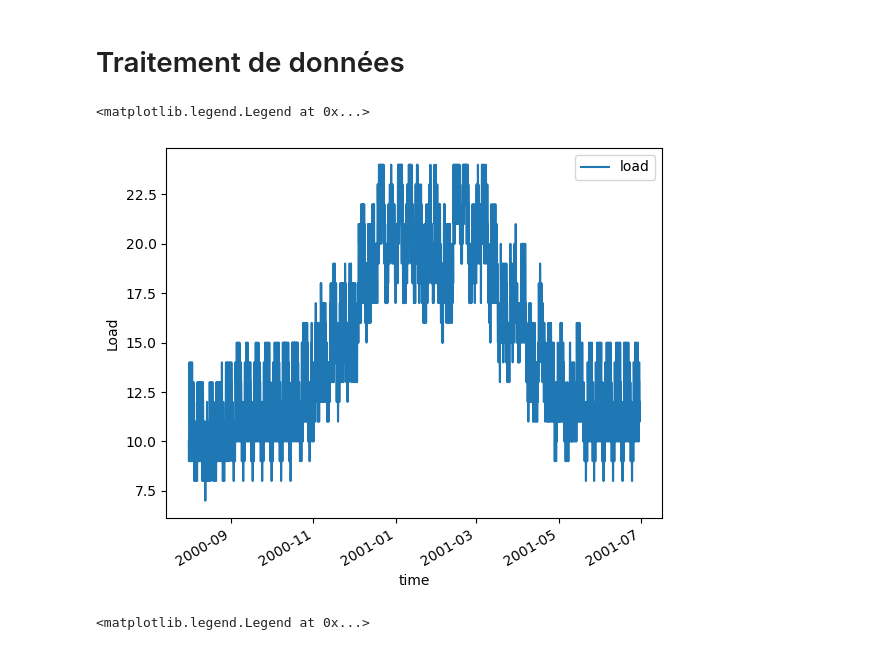
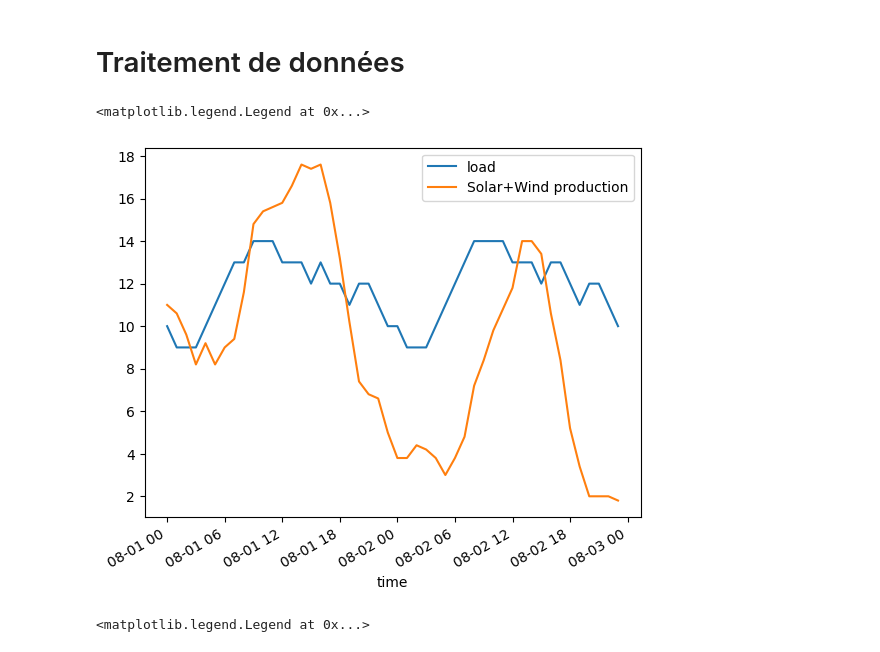
Before and after one commit to cledat/Projet-EA314, a Jupyter notebook: Test Panda Excel.ipynb, the cells around one changed output. Drawn from its saved outputs; the diff is of its cells as text; code cells hidden in the pictures.

```diff
--- a/Test Panda Excel.ipynb
+++ b/Test Panda Excel.ipynb
@@ -98,11 +98,12 @@ coords = dict(time=pd.to_datetime(data['Time (UTC)'])),attrs =dict(description =
     )
 context = xr.merge([load,wind_fc,solar_fc])
 # %%
-context.Load.sel(time=slice('2000-08-01','2001-08-01')).plot(label='load')
+context.Load.sel(time=slice('2000-08-01','2000-08-02')).plot(label='load')
+(solar_prod+wind_prod).sel(time=slice('2000-08-01','2000-08-02')).plot(label='Solar+Wind production')
 plt.legend()
 # %% [output]
 <matplotlib.legend.Legend at 0x...>
-[figure, old version]
+[figure, new version]
 # %%
 i=0
 wind_fc.isel(time=slice(i+1,i+100)).plot(label='wind')
```
Also changed, not shown: parts of 10 cells of this notebook, 1 other file.
